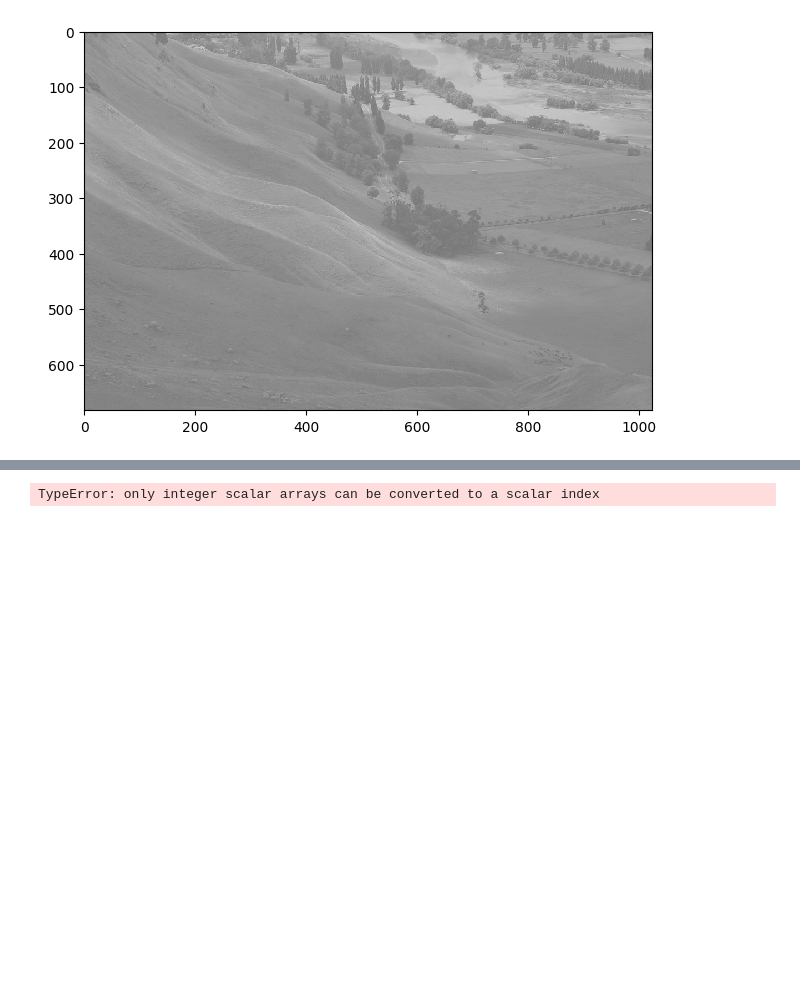
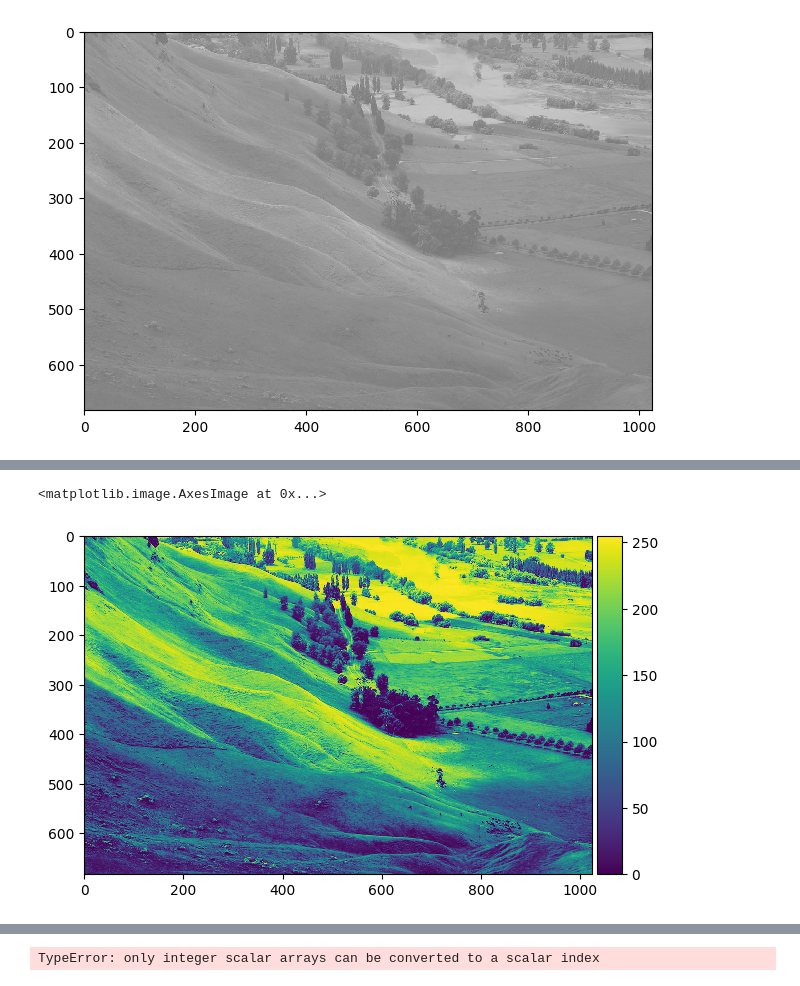
Before and after one commit to JesusChristOurGod/DataProcessing, a Jupyter notebook: module3/3_4.ipynb, the cells around one changed output, grey strips where cells are left out. Drawn from its saved outputs; the diff is of its cells as text; code cells hidden in the pictures; blank space fills up the shorter version.

```diff
--- a/module3/3_4.ipynb
+++ b/module3/3_4.ipynb
@@ -11,5 +11,6 @@ imshow(img)
 <matplotlib.image.AxesImage at 0x...>
 [figure]
 # %%
-values, bin_edges, patches = hist(img.ravel(), bins=range(257))
+values, bin_edges = np.histogram(img.ravel(), bins=range(257))
+values
 # %% [output]
@@ -17,6 +44,6 @@ values, bin_edges, patches = hist(img.ravel(), bins=range(257))
 # %%
 def cdf(arr, x):
-    return sum([arr[i] for i in range (x+1)])
+    return (sum([arr[i] for i in range (x+1)]))
 m = min([cdf(values,i)  for i in range(256) if cdf(values,i)!=0])
 m
 # %% [output]
@@ -23,0 +66,8 @@ m
+# %%
+result = np.zeros((img.shape[0], img.shape[1]))
+for row in range(img.shape[0]):
+    for col in range(img.shape[1]):
+        result[row][col] = (cdf(values, img[row][col])-m)/(img.size-1)
+        result[row][col] *= 255  # or result[row][col] = result[row][col] * 255
+result = result.round()
+result
@@ -23,0 +82,5 @@ m
+# %%
+imshow(result)
+# %% [output]
+<matplotlib.image.AxesImage at 0x...>
+[figure, added]
```
Also changed, not shown: parts of 10 cells of this notebook, 26 other files.
